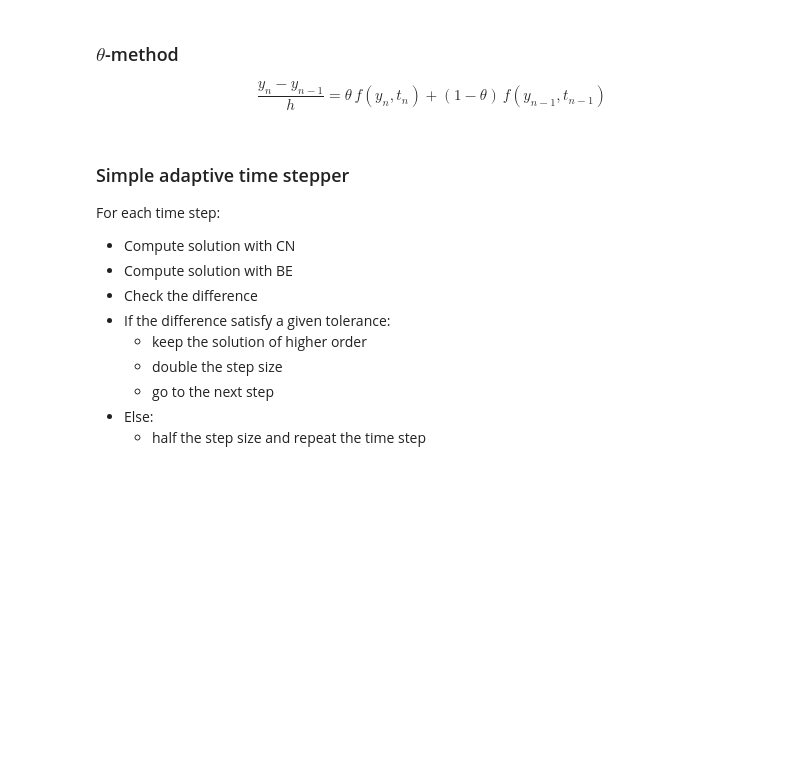
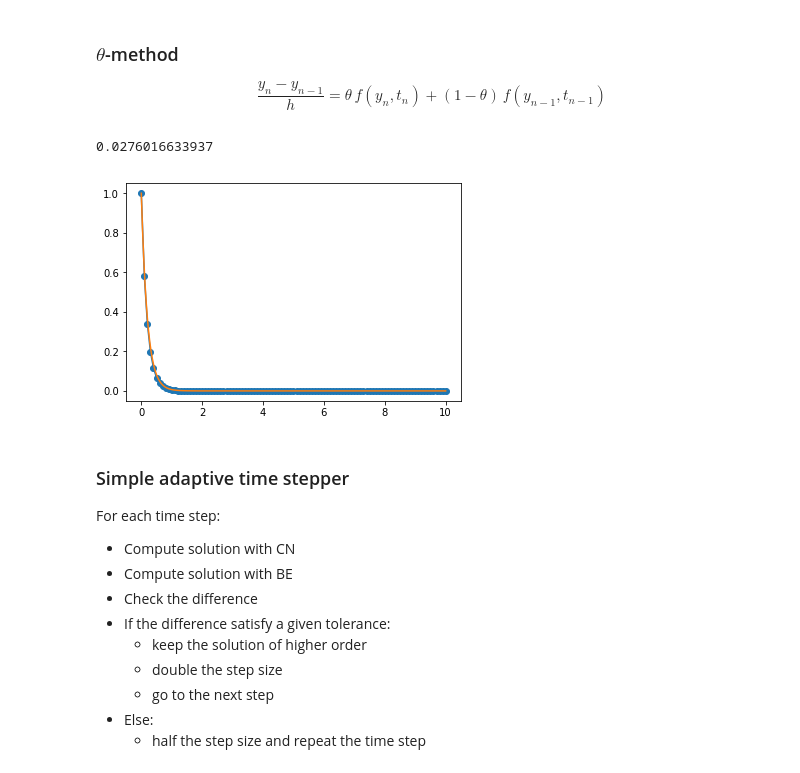
Before and after one commit to luca-heltai/numerical-analysis-2020-2021, a Jupyter notebook: notebooks/12a-ode.ipynb, the cells around one changed output. Saved outputs shown, nothing was run; the diff lists cells and outputs as text; code cells hidden in the pictures; blank space fills up the shorter version.

```diff
--- a/notebooks/12a-ode.ipynb
+++ b/notebooks/12a-ode.ipynb
@@ -75,3 +89,23 @@ def tm(theta,l,y0,t0,tf,h):
+# %%
+def tm(theta,l,y0,t0,tf,h):
+    timesteps = arange(t0,tf+1e-10, h)
+    sol = zeros_like(timesteps)
+    sol[0] = y0
+    for i in range(1,len(sol)):
+        sol[i] = theta*sol[i-1]/(1-l*h) + (1.-theta)*sol[i-1]*(1+l*h)
+
+    return sol, timesteps
+
+y, t = tm(0.5,l,y0,t0,tf,0.1)
+
+_ = plot(t,y, 'o-')
+_ = plot(s,exact(s))
+
+error = numpy.linalg.norm(exact(t) - y, infty)
+print(error)
+# %% [output]
+0.0276016633937
+[figure, added]
 # %% [markdown]
 ### Simple adaptive time stepper
 
```
Also changed, not shown: parts of 3 cells of this notebook, 1 other file.
